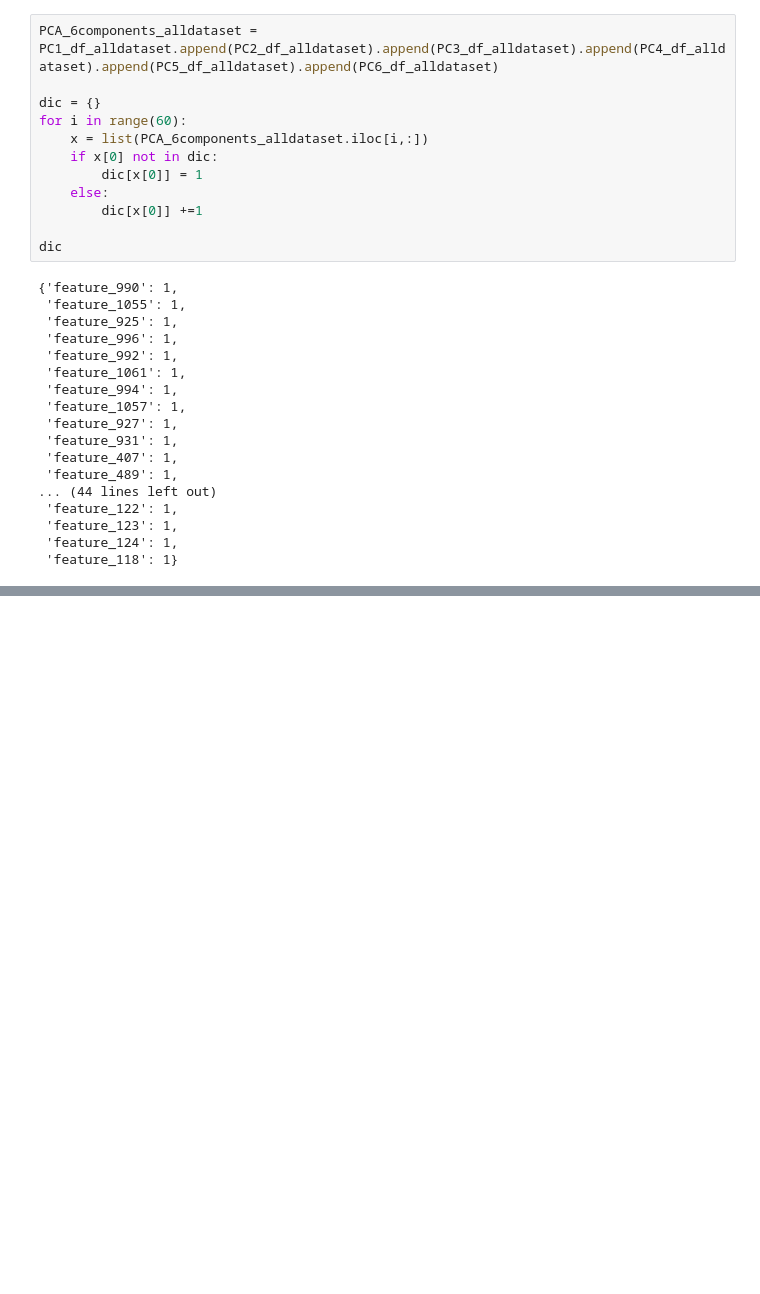
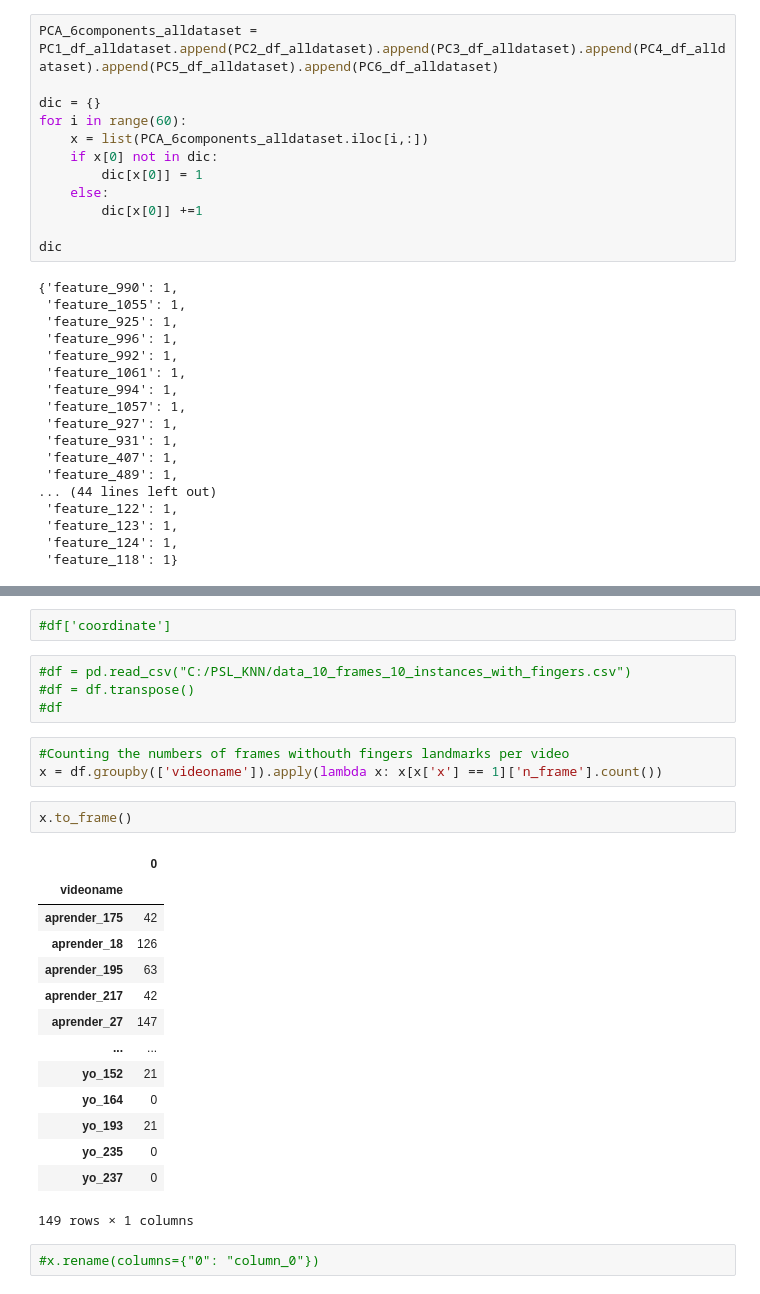
Before and after one commit to BrendaTafurA/PSL-GAN-ad521b837aa1cabd3bbc6e72459104d0ca7cb72a, a Jupyter notebook: pose_and_hand_model/10_frames/filtering/with_PCA/all_dataset.ipynb, the cells around one changed output, grey strips where cells are left out. Saved outputs shown, nothing was run; the diff lists cells and outputs as text; blank space fills up the shorter version.

```diff
--- a/pose_and_hand_model/10_frames/filtering/with_PCA/all_dataset.ipynb
+++ b/pose_and_hand_model/10_frames/filtering/with_PCA/all_dataset.ipynb
@@ -945,0 +993,28 @@ dic
+# %%
+#df['coordinate']
+# %%
+#df = pd.read_csv("C:/PSL_KNN/data_10_frames_10_instances_with_fingers.csv")
+#df = df.transpose()
+#df
+# %%
+#Counting the numbers of frames withouth fingers landmarks per video
+x = df.groupby(['videoname']).apply(lambda x: x[x['x'] == 1]['n_frame'].count())
+# %%
+x.to_frame()
+# %% [output]
+|  | 0 |
+| videoname |  |
+| aprender_175 | 42 |
+| aprender_18 | 126 |
+| aprender_195 | 63 |
+| aprender_217 | 42 |
+| aprender_27 | 147 |
+| ... | ... |
+| yo_152 | 21 |
+| yo_164 | 0 |
+| yo_193 | 21 |
+| yo_235 | 0 |
+| yo_237 | 0 |
+149 rows × 1 columns
+# %%
+#x.rename(columns={"0": "column_0"})
```
Also changed, not shown: parts of 23 cells of this notebook, 7 other files.
